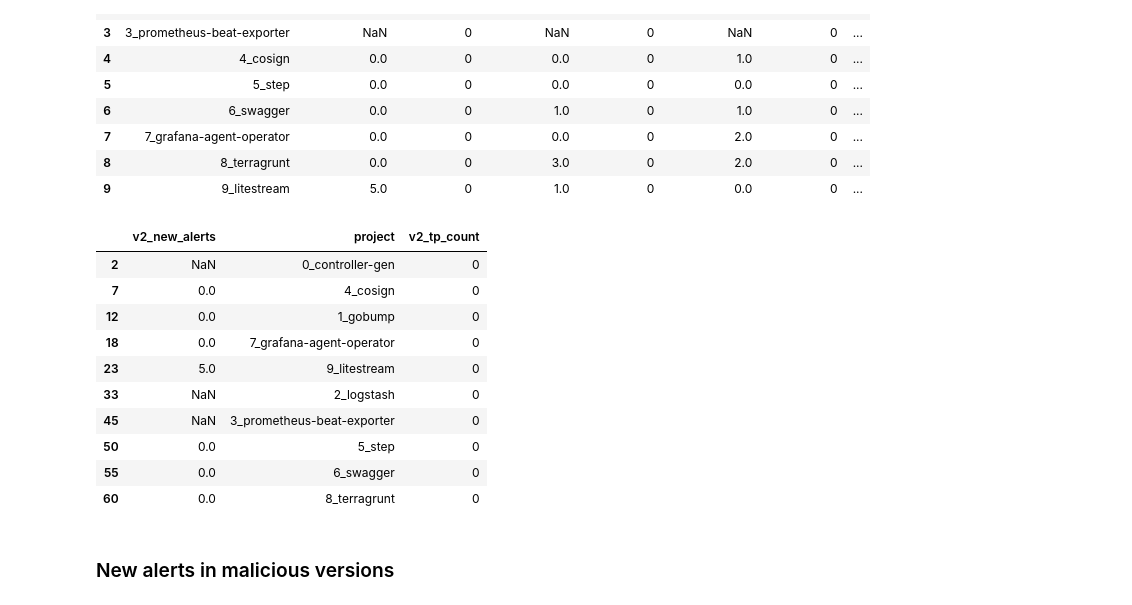
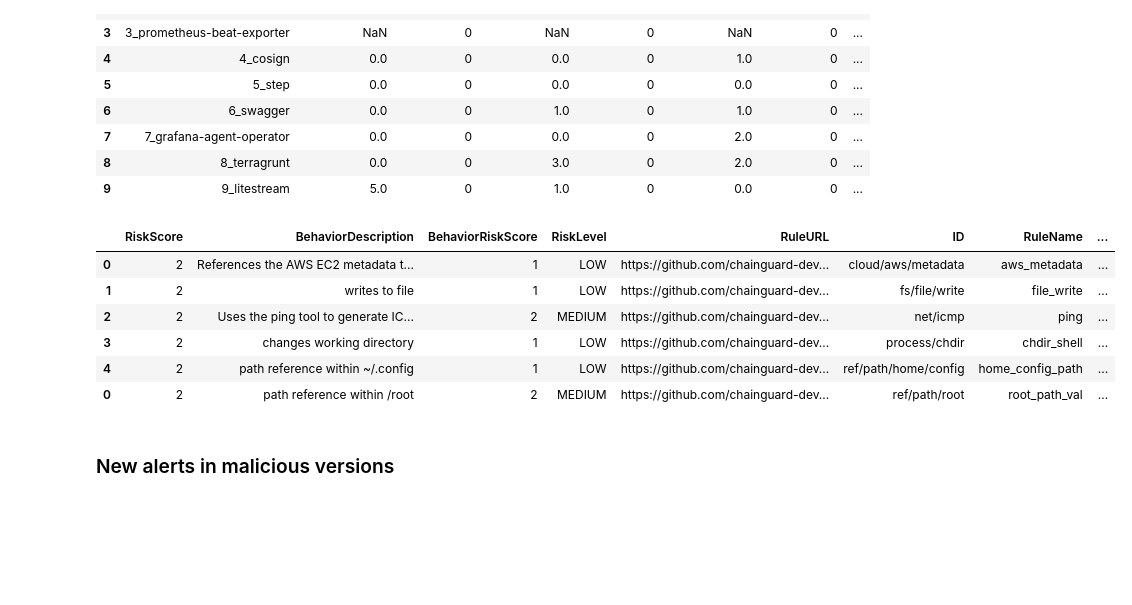
Before and after one commit to tdunlap607/panic-at-the-distro, a Jupyter notebook: malware-scanners/malcontent/malcontent_parse_results.ipynb, the cells around one changed output. Drawn from its saved outputs; the diff is of its cells as text; code cells hidden in the pictures; blank space fills up the shorter version.

```diff
--- a/malware-scanners/malcontent/malcontent_parse_results.ipynb
+++ b/malware-scanners/malcontent/malcontent_parse_results.ipynb
@@ -379,18 +379,15 @@ final_alerts
 | 9 | 9_litestream | 5.0 | 0 | 1.0 | 0 | 0.0 | 0 | ... |
 # %%
 # what are the 5 alerts in litestream?
+new_alerts[new_alerts['current_apk'].str.contains('litestream') & new_alerts['new_ID_alerts']>0]
 # %% [output]
-|  | v2_new_alerts | project | v2_tp_count |
-| 2 | NaN | 0_controller-gen | 0 |
-| 7 | 0.0 | 4_cosign | 0 |
-| 12 | 0.0 | 1_gobump | 0 |
-| 18 | 0.0 | 7_grafana-agent-operator | 0 |
-| 23 | 5.0 | 9_litestream | 0 |
-| 33 | NaN | 2_logstash | 0 |
-| 45 | NaN | 3_prometheus-beat-exporter | 0 |
-| 50 | 0.0 | 5_step | 0 |
-| 55 | 0.0 | 6_swagger | 0 |
-| 60 | 0.0 | 8_terragrunt | 0 |
+|  | RiskScore | BehaviorDescription | BehaviorRiskScore | RiskLevel | RuleURL | ID | RuleName | ... |
+| 0 | 2 | References the AWS EC2 metadata t... | 1 | LOW | https://github.com/chainguard-dev... | cloud/aws/metadata | aws_metadata | ... |
+| 1 | 2 | writes to file | 1 | LOW | https://github.com/chainguard-dev... | fs/file/write | file_write | ... |
+| 2 | 2 | Uses the ping tool to generate IC... | 2 | MEDIUM | https://github.com/chainguard-dev... | net/icmp | ping | ... |
+| 3 | 2 | changes working directory | 1 | LOW | https://github.com/chainguard-dev... | process/chdir | chdir_shell | ... |
+| 4 | 2 | path reference within ~/.config | 1 | LOW | https://github.com/chainguard-dev... | ref/path/home/config | home_config_path | ... |
+| 0 | 2 | path reference within /root | 2 | MEDIUM | https://github.com/chainguard-dev... | ref/path/root | root_path_val | ... |
 # %% [markdown]
 ### New alerts in malicious versions
 # %%
```
